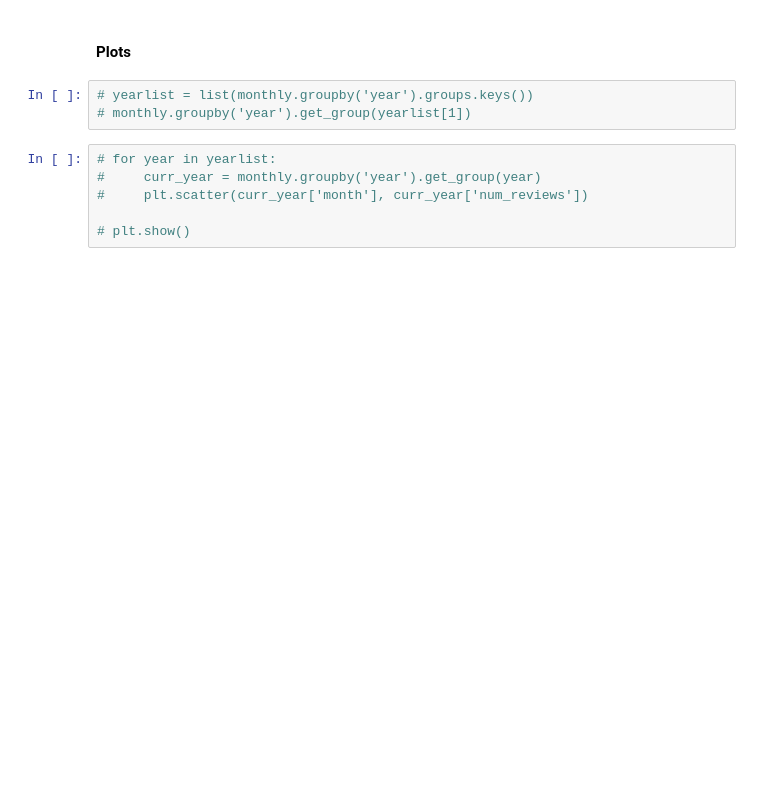
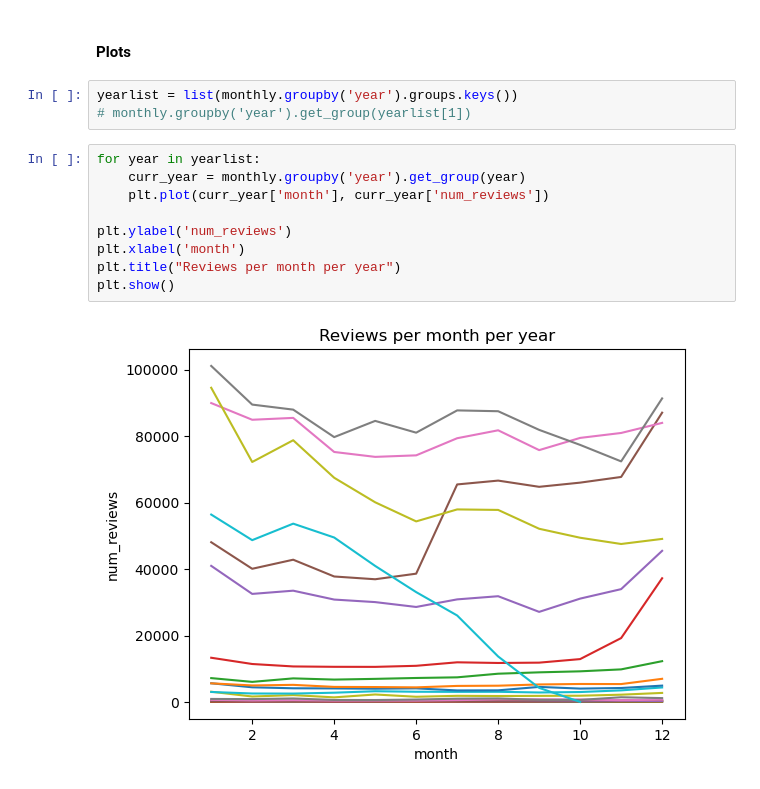
Before and after one commit to clmangham/amazon_electronics_reviewer_value, a Jupyter notebook: electronics_analysis.ipynb, the cells around one changed output. Drawn from its saved outputs; the diff is of its cells as text; blank space fills up the shorter version.

```diff
--- a/electronics_analysis.ipynb
+++ b/electronics_analysis.ipynb
@@ -431,11 +443,16 @@ total_pivot.describe()
 # %% [markdown]
 #### Plots
 # %%
-# yearlist = list(monthly.groupby('year').groups.keys())
+yearlist = list(monthly.groupby('year').groups.keys())
 # monthly.groupby('year').get_group(yearlist[1])
 # %%
-# for year in yearlist:
-#     curr_year = monthly.groupby('year').get_group(year)
-#     plt.scatter(curr_year['month'], curr_year['num_reviews'])
+for year in yearlist:
+    curr_year = monthly.groupby('year').get_group(year)
+    plt.plot(curr_year['month'], curr_year['num_reviews'])
 
-# plt.show()
+plt.ylabel('num_reviews')
+plt.xlabel('month')
+plt.title("Reviews per month per year")
+plt.show()
+# %% [output]
+[figure, added]
```
Also changed, not shown: parts of 6 cells of this notebook.
